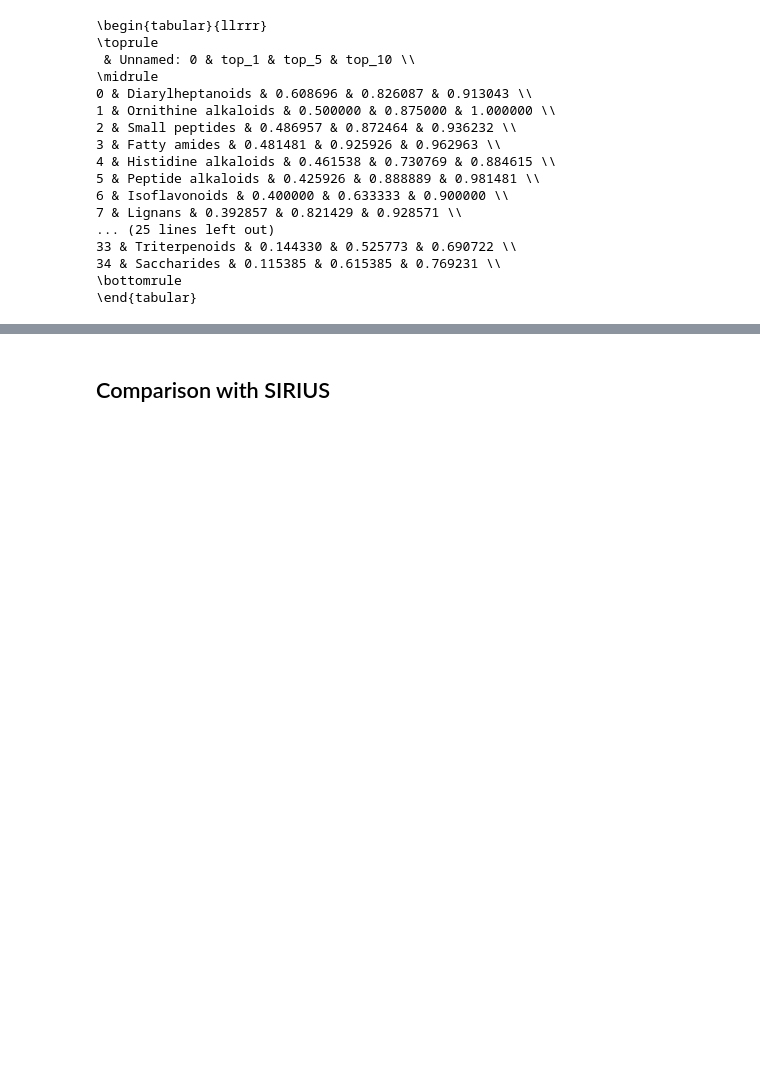
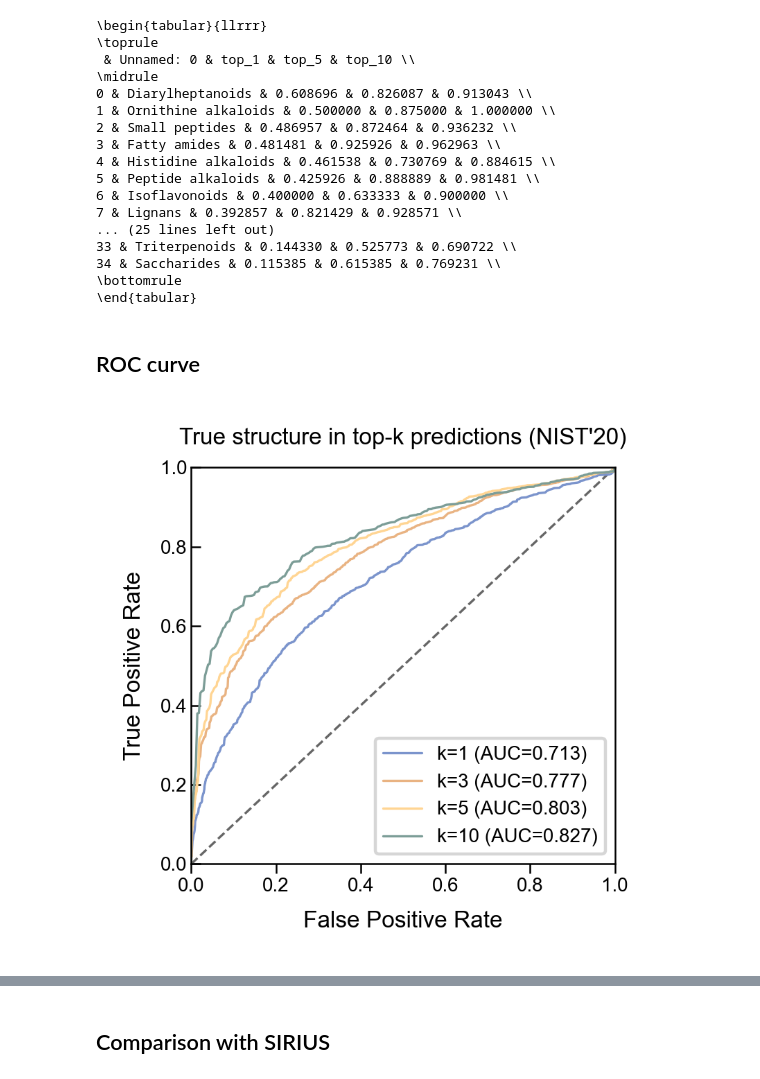
Before and after one commit to coleygroup/ms-pred, a Jupyter notebook: notebooks/iceberg_2025_biorxiv/iceberg_fig_quantitative.ipynb, the cells around one changed output, grey strips where cells are left out. Cells and saved outputs as stored; diff of their text form; code cells hidden in the pictures; blank space fills up the shorter version.

```diff
--- a/notebooks/iceberg_2025_biorxiv/iceberg_fig_quantitative.ipynb
+++ b/notebooks/iceberg_2025_biorxiv/iceberg_fig_quantitative.ipynb
@@ -1224,3 +1233,5 @@ print(df_plot.to_latex())
 34 & Saccharides & 0.115385 & 0.615385 & 0.769231 \\
 \bottomrule
 \end{tabular}
+# %% [markdown]
+## ROC curve
@@ -1226,0 +1321,40 @@ print(df_plot.to_latex())
+# %%
+fig, ax = plt.subplots(1, 1, figsize=(2., 2.), dpi=400)
+
+# chance line (keep your styling if you want)
+ax.plot([0, 1], [0, 1], linestyle="--", linewidth=0.6, color="#666666")
+
+for k in KS:
+    model_path = out_dir / f"lr_conf_k{k}.joblib"
+    obj = joblib.load(model_path)
+
+    # support two common save formats:
+    # (a) joblib.dump(pipe)
+    # (b) joblib.dump({"pipeline": pipe, ...})
+    pipe = obj["pipeline"] if isinstance(obj, dict) and "pipeline" in obj else obj
+
+    y_test = build_label(test_df, k=k)
+
+    # ROC undefined if single class
+    if len(np.unique(y_test)) < 2:
+        print(f"[k={k}] skip ROC: y_test has one class (pos={y_test.sum()}/{len(y_test)})")
+        continue
+
+    p_test = pipe.predict_proba(X_test)[:, 1]
+    fpr, tpr, _ = roc_curve(y_test, p_test)
+    auc = roc_auc_score(y_test, p_test)
+
+    # plot (downsample like you did, optional)
+    ax.plot(fpr[::2], tpr[::2], linewidth=0.6, label=f"k={k} (AUC={auc:.3f})", color=COLORS[k])
+
+ax.set_xlim(0, 1)
+ax.set_ylim(0, 1)
+ax.set_xlabel("False Positive Rate")
+ax.set_ylabel("True Positive Rate")
+ax.set_title("True structure in top-k predictions (NIST'20)")
+ax.legend(fontsize=5, loc="lower right")
+fig.tight_layout()
+
+fig.savefig(results_folder / "iceberg_lr_roc_k1_3_5_10.pdf", bbox_inches="tight", transparent=True)
+# %% [output]
+[figure, added]
```
Also changed, not shown: parts of 7 cells of this notebook, 2 other files.
